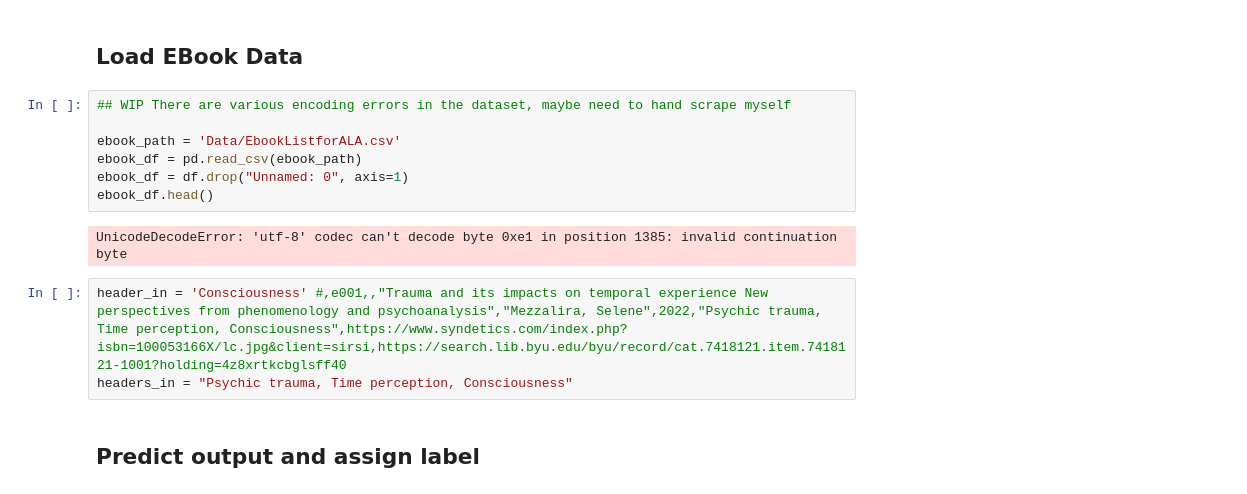
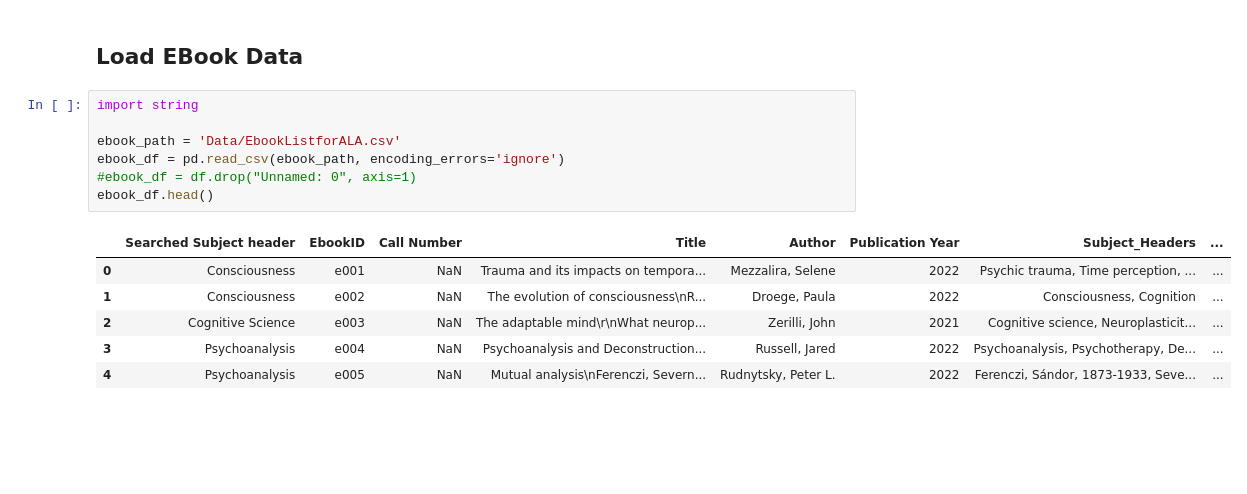
Before and after one commit to gknappattack/ALA2022Bookshelf, a Jupyter notebook: BookClassification/Ebook_Classification.ipynb, the cells around one changed output. Cells and saved outputs as stored; diff of their text form; blank space fills up the shorter version.

```diff
--- a/BookClassification/Ebook_Classification.ipynb
+++ b/BookClassification/Ebook_Classification.ipynb
@@ -98,16 +74,16 @@ Some weights of the model checkpoint at bert-base-cased were not used when initi
 # %% [markdown]
 ## Load EBook Data
 # %%
-## WIP There are various encoding errors in the dataset, maybe need to hand scrape myself
+import string
 
 ebook_path = 'Data/EbookListforALA.csv'
-ebook_df = pd.read_csv(ebook_path)
-ebook_df = df.drop("Unnamed: 0", axis=1)
+ebook_df = pd.read_csv(ebook_path, encoding_errors='ignore')
+#ebook_df = df.drop("Unnamed: 0", axis=1)
 ebook_df.head()
 # %% [output]
-UnicodeDecodeError: 'utf-8' codec can't decode byte 0xe1 in position 1385: invalid continuation byte
+|  | Searched Subject header | EbookID | Call Number | Title | Author | Publication Year | Subject_Headers | ... |
+| 0 | Consciousness | e001 | NaN | Trauma and its impacts on tempora... | Mezzalira, Selene | 2022 | Psychic trauma, Time perception, ... | ... |
+| 1 | Consciousness | e002 | NaN | The evolution of consciousness\nR... | Droege, Paula | 2022 | Consciousness, Cognition | ... |
+| 2 | Cognitive Science | e003 | NaN | The adaptable mind\r\nWhat neurop... | Zerilli, John | 2021 | Cognitive science, Neuroplasticit... | ... |
+| 3 | Psychoanalysis | e004 | NaN | Psychoanalysis and Deconstruction... | Russell, Jared | 2022 | Psychoanalysis, Psychotherapy, De... | ... |
+| 4 | Psychoanalysis | e005 | NaN | Mutual analysis\nFerenczi, Severn... | Rudnytsky, Peter L. | 2022 | Ferenczi, Sándor, 1873-1933, Seve... | ... |
-# %%
-header_in = 'Consciousness' #,e001,,"Trauma and its impacts on temporal experience New perspectives from phenomenology and psychoanalysis","Mezzalira, Selene",2022,"Psychic trauma, Time perception, Consciousness",https://www.syndetics.com/index.php?isbn=100053166X/lc.jpg&client=sirsi,https://search.lib.byu.edu/byu/record/cat.7418121.item.7418121-1001?holding=4z8xrtkcbglsff40
-headers_in = "Psychic trauma, Time perception, Consciousness"
-# %% [markdown]
-## Predict output and assign label
```
Also changed, not shown: parts of 14 cells of this notebook, 27 other files.
